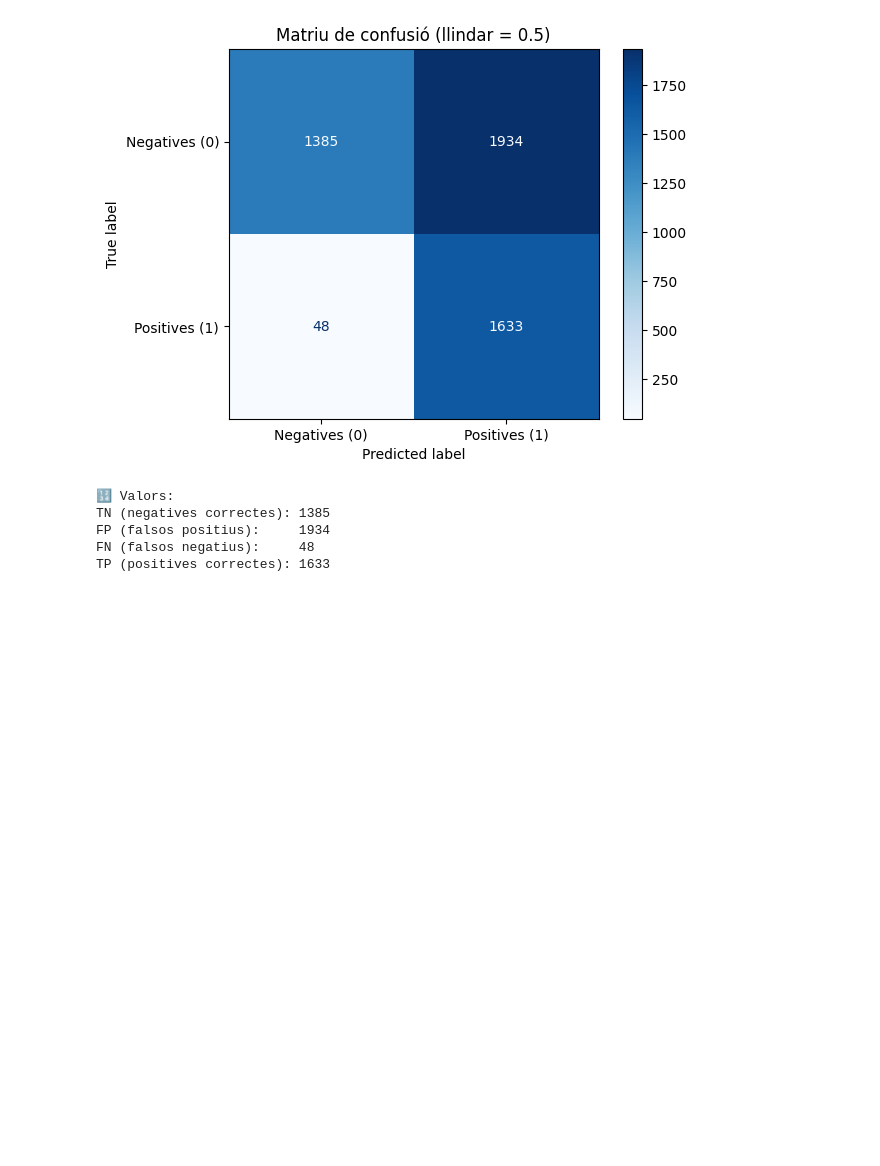
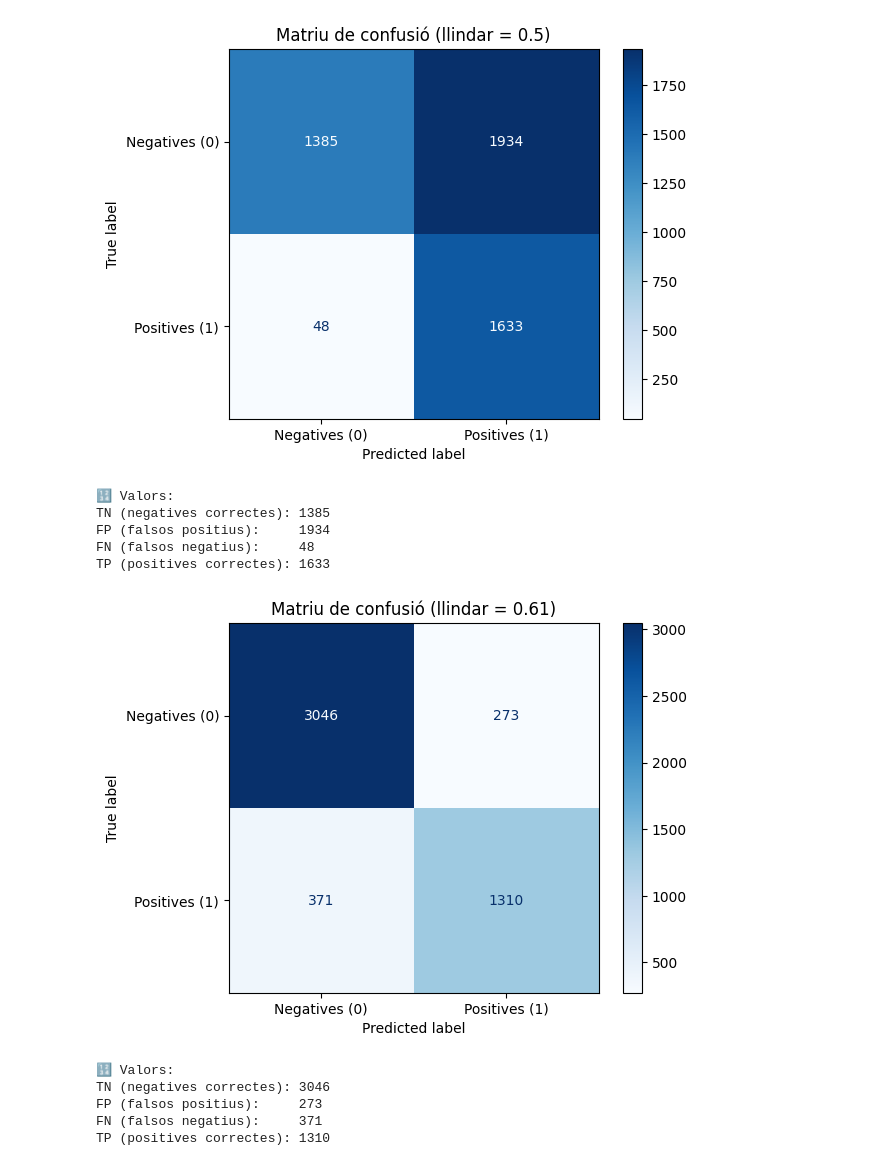
Before and after one commit to 1632068/TFG-Marti_Mussons, a Jupyter notebook: src_tex/evaluation/nomicai.ipynb, the cells around one changed output. Drawn from its saved outputs; the diff is of its cells as text; code cells hidden in the pictures; blank space fills up the shorter version.

```diff
--- a/src_tex/evaluation/nomicai.ipynb
+++ b/src_tex/evaluation/nomicai.ipynb
@@ -105,6 +117,43 @@ TN (negatives correctes): 1385
 FP (falsos positius):     1934
 FN (falsos negatius):     48
 TP (positives correctes): 1633
+# %%
+from sklearn.metrics import confusion_matrix, ConfusionMatrixDisplay
+import matplotlib.pyplot as plt
+import numpy as np
+
+# ───────────────────────────────────────────────────
+# Tria un llindar per fer classificació binària
+llindar = 0.61  # pots ajustar-ho (0.5, 0.75, etc.)
+
+# Generem prediccions: si similitud > llindar → positiva
+prediccions = [1 if s >= llindar else 0 for s in similaritats]
+
+# ───────────────────────────────────────────────────
+# Matriu de confusió
+cm = confusion_matrix(etiquetes, prediccions)
+labels = ["Negatives (0)", "Positives (1)"]
+
+# Mostrem matriu
+disp = ConfusionMatrixDisplay(confusion_matrix=cm, display_labels=labels)
+disp.plot(cmap="Blues")
+plt.title(f"Matriu de confusió (llindar = {llindar})")
+plt.show()
+
+# També mostrem les xifres
+tn, fp, fn, tp = cm.ravel()
+print("🔢 Valors:")
+print(f"TN (negatives correctes): {tn}")
+print(f"FP (falsos positius):     {fp}")
+print(f"FN (falsos negatius):     {fn}")
+print(f"TP (positives correctes): {tp}")
+# %% [output]
+[figure, added]
+🔢 Valors:
+TN (negatives correctes): 3046
+FP (falsos positius):     273
+FN (falsos negatius):     371
+TP (positives correctes): 1310
 # %%
 from sklearn.metrics import roc_curve, precision_recall_curve, auc
 import matplotlib.pyplot as plt
```
Also changed, not shown: parts of 3 cells of this notebook, 2 other files.
